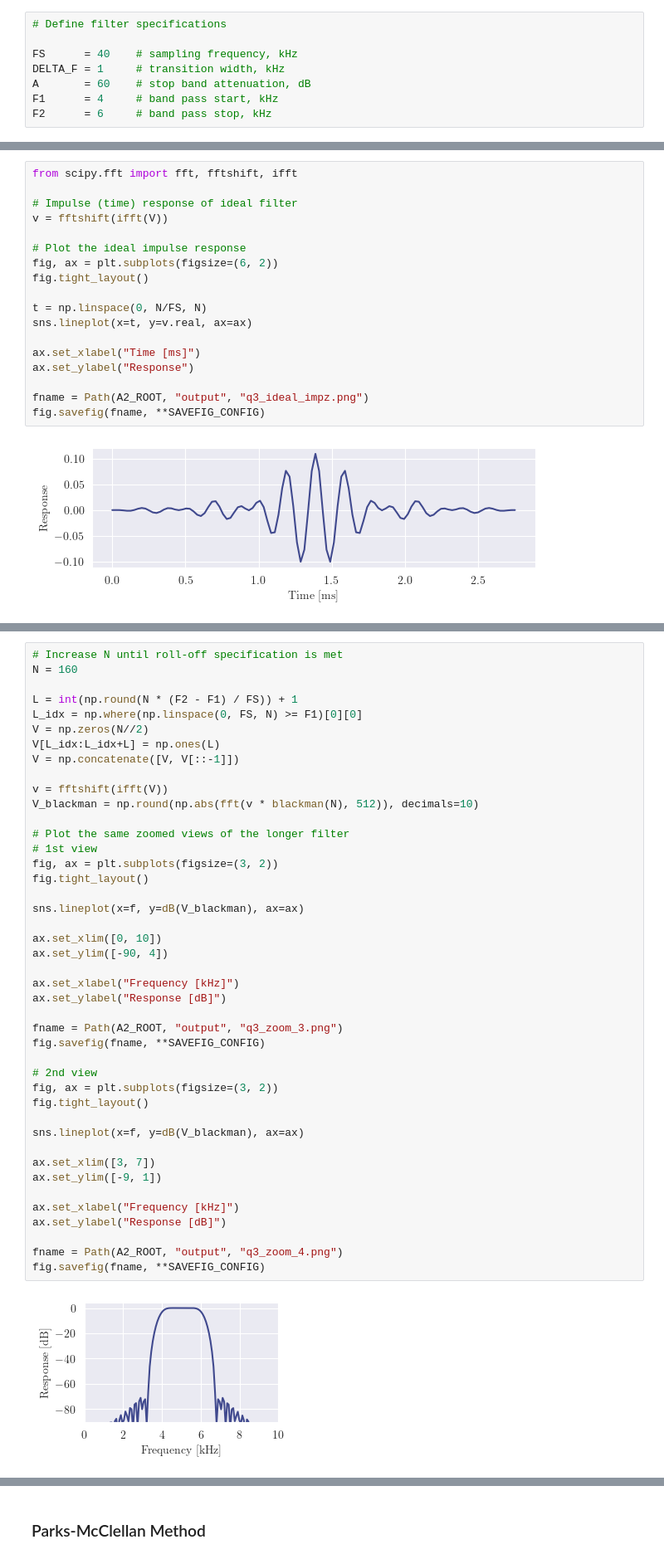
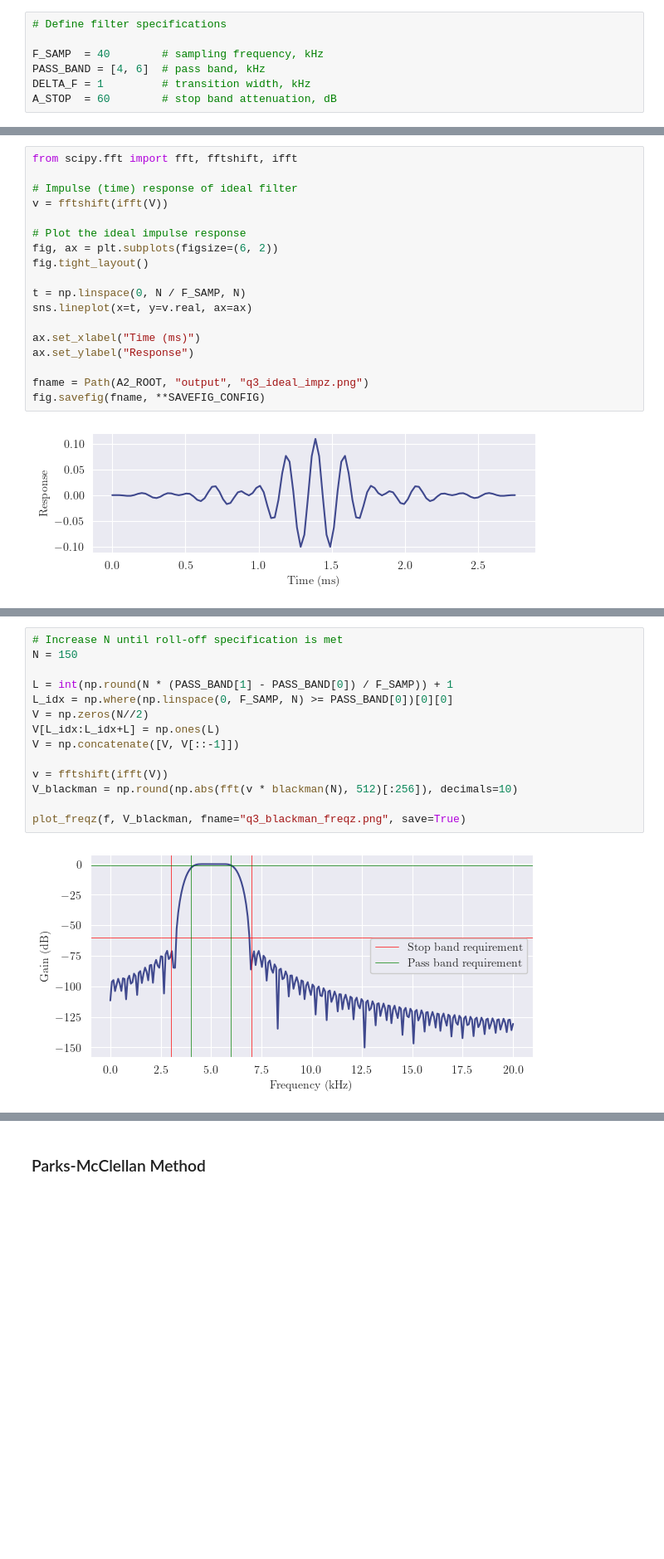
Before and after one commit to deren-teo/elec4620, a Jupyter notebook: a2/src/q3_window_filters.ipynb, the cells around one changed output, grey strips where cells are left out. Shown at 83% size. Drawn from its saved outputs; the diff is of its cells as text; blank space fills up the shorter version.

Commit message:
a2q3: plot modifications

```diff
--- a/a2/src/q3_window_filters.ipynb
+++ b/a2/src/q3_window_filters.ipynb
@@ -13,11 +13,10 @@ from a2_config import A2_ROOT, SAVEFIG_CONFIG
 # %%
 # Define filter specifications
 
-FS      = 40    # sampling frequency, kHz
-DELTA_F = 1     # transition width, kHz
-A       = 60    # stop band attenuation, dB
-F1      = 4     # band pass start, kHz
-F2      = 6     # band pass stop, kHz
+F_SAMP  = 40        # sampling frequency, kHz
+PASS_BAND = [4, 6]  # pass band, kHz
+DELTA_F = 1         # transition width, kHz
+A_STOP  = 60        # stop band attenuation, dB
 # %% [markdown]
 ### Windowing Method
 # %%
@@ -69,10 +68,10 @@ v = fftshift(ifft(V))
 fig, ax = plt.subplots(figsize=(6, 2))
 fig.tight_layout()
 
-t = np.linspace(0, N/FS, N)
+t = np.linspace(0, N / F_SAMP, N)
 sns.lineplot(x=t, y=v.real, ax=ax)
 
-ax.set_xlabel("Time [ms]")
+ax.set_xlabel("Time (ms)")
 ax.set_ylabel("Response")
 
 fname = Path(A2_ROOT, "output", "q3_ideal_impz.png")
@@ -155,45 +139,16 @@ fig.savefig(fname, **SAVEFIG_CONFIG)
 # %%
 # Increase N until roll-off specification is met
-N = 160
+N = 150
 
-L = int(np.round(N * (F2 - F1) / FS)) + 1
-L_idx = np.where(np.linspace(0, FS, N) >= F1)[0][0]
+L = int(np.round(N * (PASS_BAND[1] - PASS_BAND[0]) / F_SAMP)) + 1
+L_idx = np.where(np.linspace(0, F_SAMP, N) >= PASS_BAND[0])[0][0]
 V = np.zeros(N//2)
 V[L_idx:L_idx+L] = np.ones(L)
 V = np.concatenate([V, V[::-1]])
 
 v = fftshift(ifft(V))
-V_blackman = np.round(np.abs(fft(v * blackman(N), 512)), decimals=10)
+V_blackman = np.round(np.abs(fft(v * blackman(N), 512)[:256]), decimals=10)
 
-# Plot the same zoomed views of the longer filter
-# 1st view
-fig, ax = plt.subplots(figsize=(3, 2))
-fig.tight_layout()
-
-sns.lineplot(x=f, y=dB(V_blackman), ax=ax)
-
-ax.set_xlim([0, 10])
-ax.set_ylim([-90, 4])
-
-ax.set_xlabel("Frequency [kHz]")
-ax.set_ylabel("Response [dB]")
-
-fname = Path(A2_ROOT, "output", "q3_zoom_3.png")
-fig.savefig(fname, **SAVEFIG_CONFIG)
-
-# 2nd view
-fig, ax = plt.subplots(figsize=(3, 2))
-fig.tight_layout()
-
-sns.lineplot(x=f, y=dB(V_blackman), ax=ax)
-
-ax.set_xlim([3, 7])
-ax.set_ylim([-9, 1])
-
-ax.set_xlabel("Frequency [kHz]")
-ax.set_ylabel("Response [dB]")
-
-fname = Path(A2_ROOT, "output", "q3_zoom_4.png")
-fig.savefig(fname, **SAVEFIG_CONFIG)
+plot_freqz(f, V_blackman, fname="q3_blackman_freqz.png", save=True)
 # %% [output]
-[figure, old version]
+[figure, new version]
```
Also changed, not shown: parts of 8 cells of this notebook, 11 other files.
